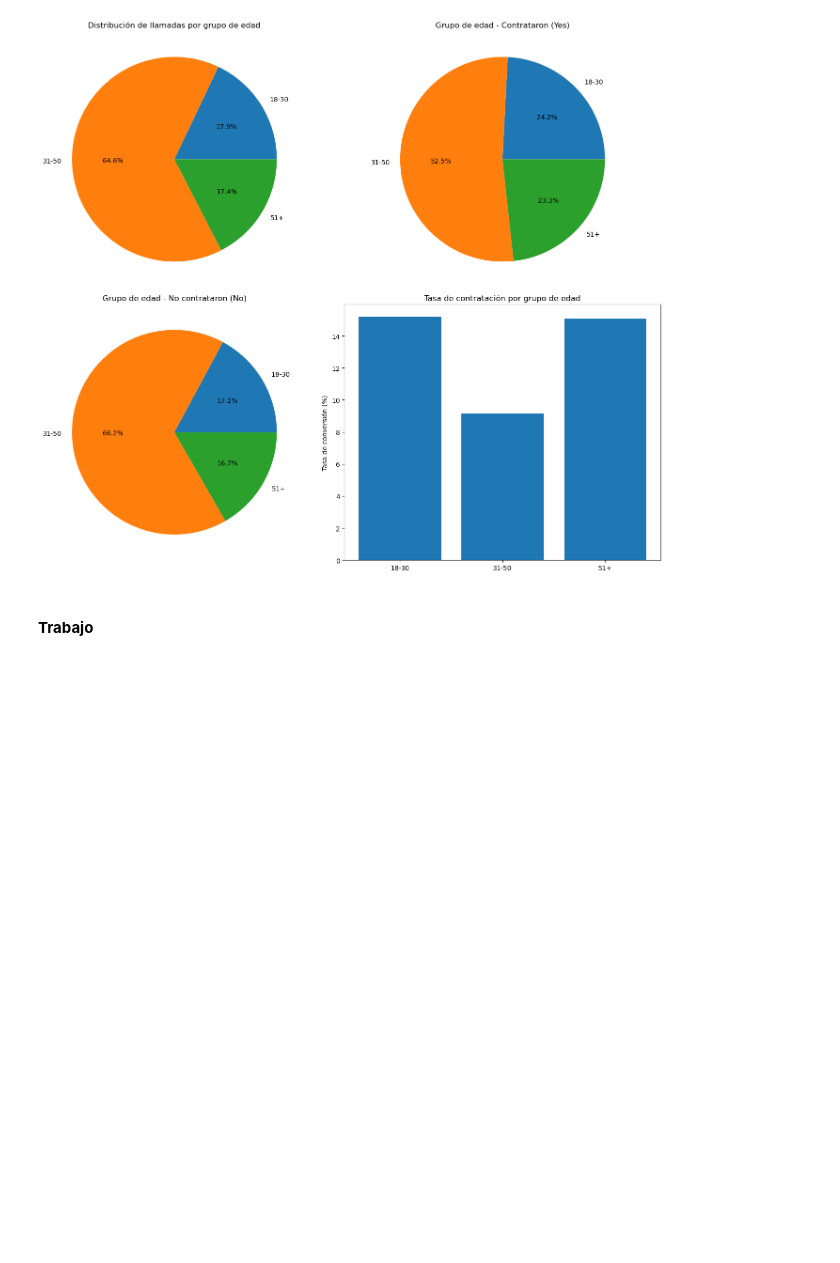
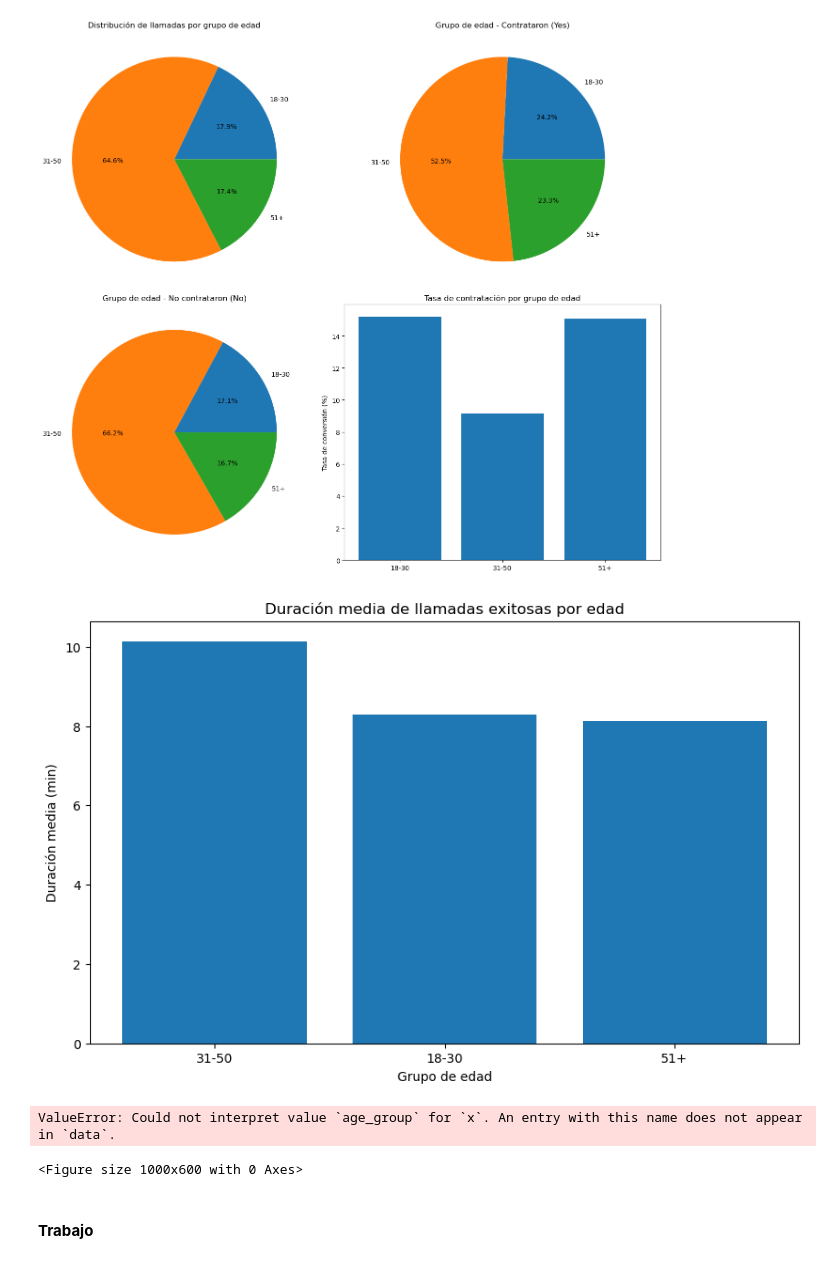
Before and after one commit to arnausans23/data-analytics-tfm, a Jupyter notebook: 1_analisis_datos_v2.ipynb, the cells around one changed output. Cells and saved outputs as stored; diff of their text form; code cells hidden in the pictures; blank space fills up the shorter version.

```diff
--- a/1_analisis_datos_v2.ipynb
+++ b/1_analisis_datos_v2.ipynb
@@ -345,6 +342,8 @@ Index(['age', 'job', 'marital', 'education', 'credit_default', 'mortgage',
 orden_meses = ['mar', 'apr', 'may', 'jun', 'jul', 'aug', 'sep', 'oct', 'nov', 'dec']
 
 df_clean['month'] = pd.Categorical(df_clean['month'], categories=orden_meses, ordered=True)
+# %%
+df_clean['duration'] = (df_clean['duration'] / 60).round(2)
 # %% [markdown]
 #### **1.3.3.2. Limpieza de duplicados**
 # %% [markdown]
@@ -652,6 +664,32 @@ plt.tight_layout()
 plt.show()
 # %% [output]
 [figure]
+# %%
+# Duración media por grupo de edad (solo yes)
+df_yes = df_clean[df_clean['result'] == 'yes']
+
+plt.figure(figsize=(10, 6))
+duration_age = df_yes.groupby('age_group')['duration'].mean().sort_values(ascending=False)
+plt.bar(duration_age.index, duration_age.values)
+plt.title('Duración media de llamadas exitosas por edad')
+plt.ylabel('Duración media (min)')
+plt.xlabel('Grupo de edad')
+plt.show()
+# %% [output]
+[figure, added]
+# %%
+# cons_price_idx por grupo de edad (solo no)
+df_no = df_clean_no_outliers[df_clean_no_outliers['result'] == 'no']
+
+plt.figure(figsize=(10, 6))
+sns.boxplot(data=df_no, x='age_group', y='cons_price_idx')
+plt.title('Índice de precios en llamadas NO exitosas por edad')
+plt.ylabel('cons_price_idx')
+plt.xlabel('Grupo de edad')
+plt.show()
+# %% [output]
+ValueError: Could not interpret value `age_group` for `x`. An entry with this name does not appear in `data`.
+<Figure size 1000x600 with 0 Axes>
 # %% [markdown]
 #### **Trabajo**
 # %%
```
Also changed, not shown: parts of 13 cells of this notebook.
